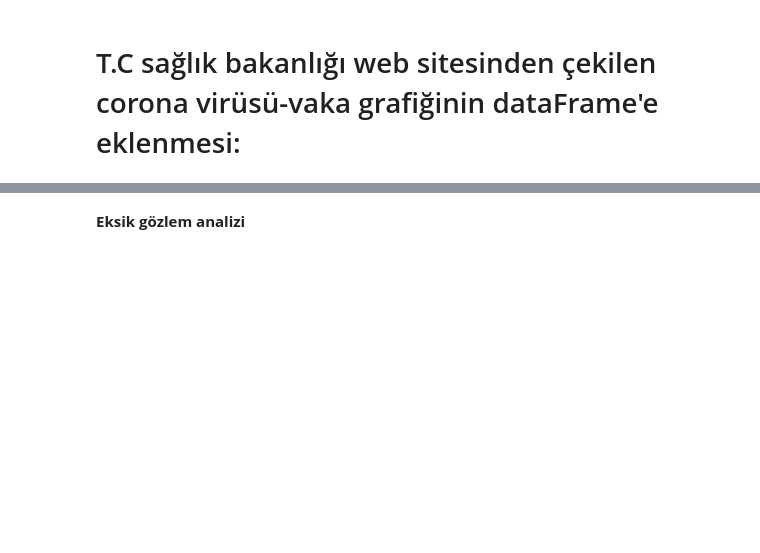
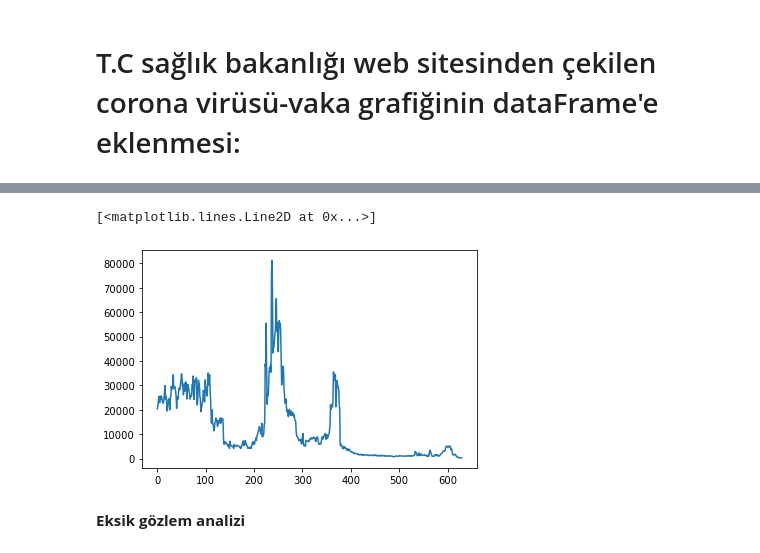
Before and after one commit to Bedirhangndnr/DataMining, a Jupyter notebook: Project.ipynb, the cells around one changed output, grey strips where cells are left out. Saved outputs shown, nothing was run; the diff lists cells and outputs as text; code cells hidden in the pictures; blank space fills up the shorter version.

```diff
--- a/Project.ipynb
+++ b/Project.ipynb
@@ -301,3 +205,8 @@ covid_tr_data.head(3)
+# %%
+plt.plot(covid_tr_data.daily_recovered)
+# %% [output]
+[<matplotlib.lines.Line2D at 0x...>]
+[figure, added]
 # %% [markdown]
 __Eksik gözlem analizi__
 # %%
```
Also changed, not shown: parts of 38 cells of this notebook.
